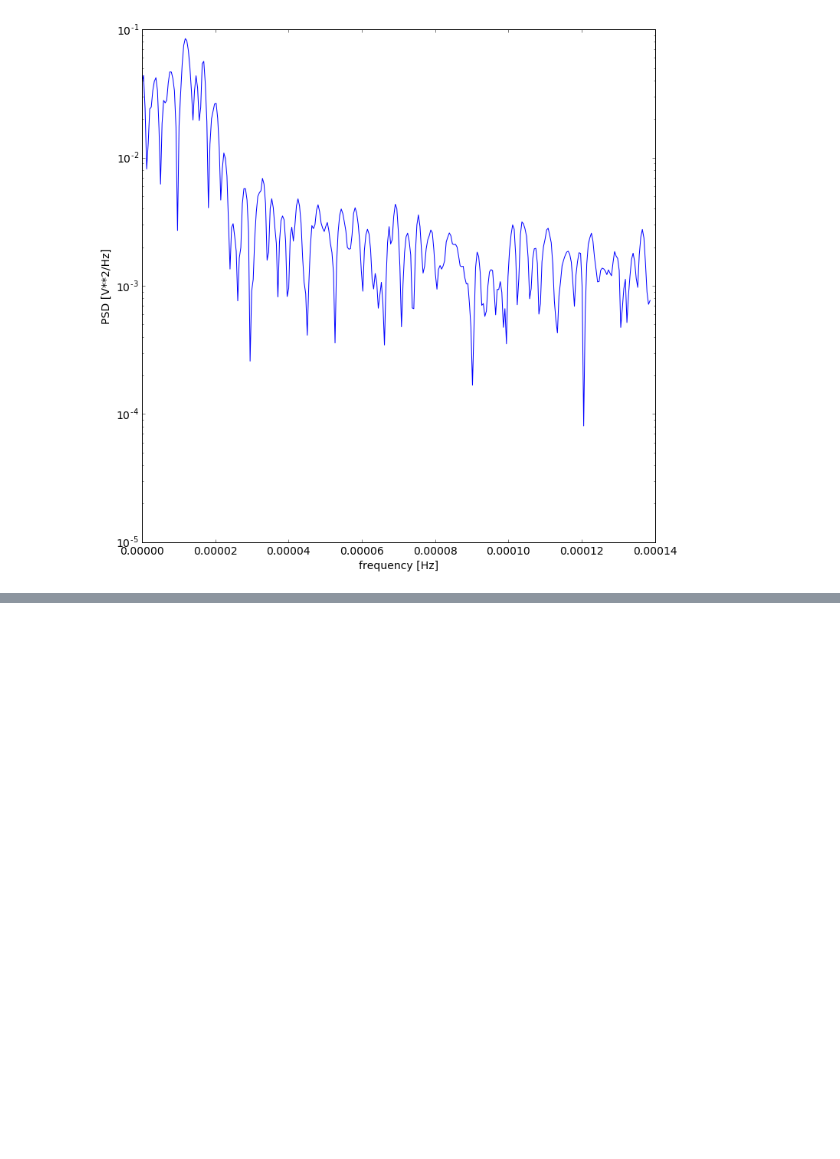
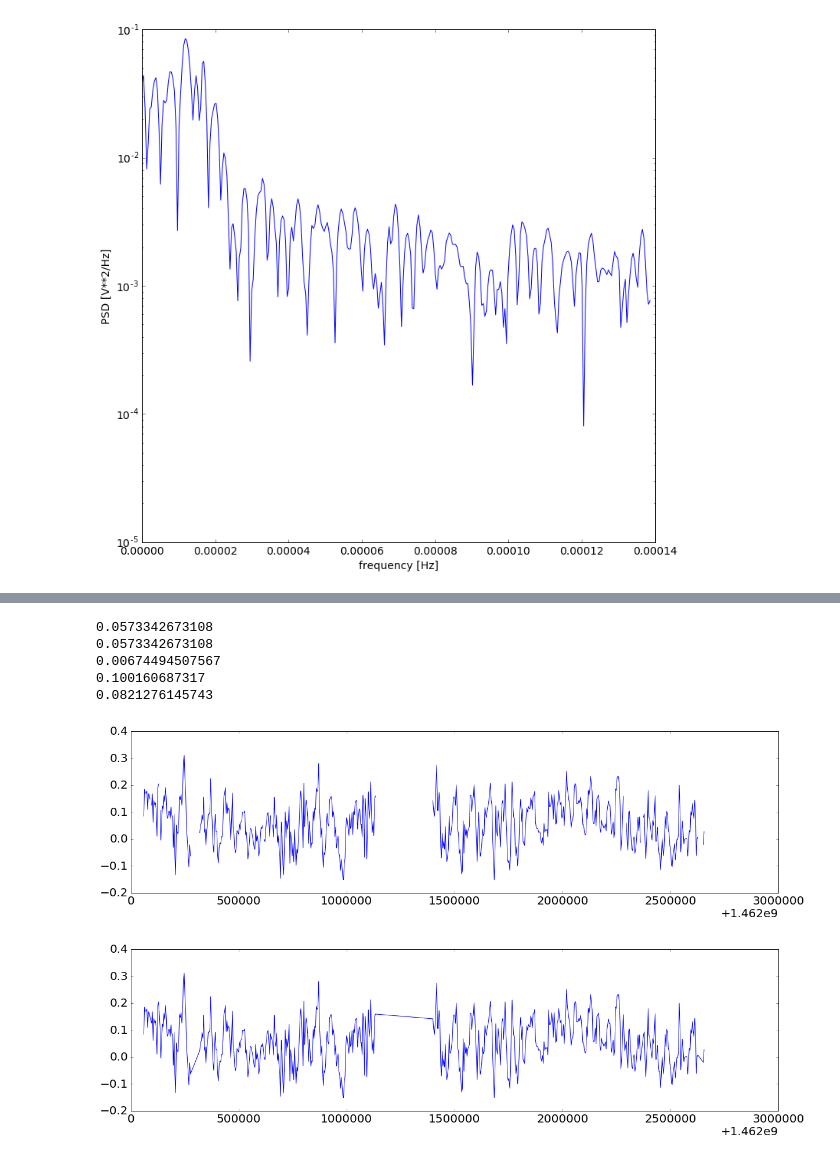
Before and after one commit to socib/HFRadarReports, a Jupyter notebook: HF_Radar_testing_environment.ipynb, the cells around one changed output, grey strips where cells are left out. Drawn from its saved outputs; the diff is of its cells as text; code cells hidden in the pictures; blank space fills up the shorter version.

```diff
--- a/HF_Radar_testing_environment.ipynb
+++ b/HF_Radar_testing_environment.ipynb
@@ -220,0 +273,35 @@ plt.show()
+# %%
+buoy_cur_spe_non_nan_idx = ~np.isnan(buoy_cur_spe)
+hf_wspe_non_nan_idx = ~np.isnan(wspe[:,closest_lat_idx, closest_lon_idx])
+
+buoy_cur_cur_dir_non_nan_idx = ~np.isnan(buoy_cur_dir)
+hf_wdir_non_nan_idx = ~np.isnan(wdir[:,closest_lat_idx, closest_lon_idx])
+
+cur_good_idx = np.logical_and(hf_wspe_non_nan_idx, buoy_cur_spe_non_nan_idx)
+cur_time = hf_raw_time[cur_good_idx]
+diff_wspe = wspe[:, closest_lat_idx, closest_lon_idx] - buoy_cur_spe[:]
+print np.nanmean(diff_wspe)
+
+plt.figure(figsize=(20,5))
+plt.plot(hf_raw_time, diff_wspe)
+
+diff_wspe = wspe[cur_good_idx, closest_lat_idx, closest_lon_idx] - buoy_cur_spe[cur_good_idx]
+print np.nanmean(diff_wspe)
+
+plt.figure(figsize=(20,5))
+plt.plot(cur_time, diff_wspe)
+
+print np.nanvar(diff_wspe)
+
+cur_squares = diff_wspe*diff_wspe
+
+print np.sqrt(np.nansum(cur_squares)/len(cur_squares))
+print np.nanstd(diff_wspe)
+# %% [output]
+0.0573342673108
+0.0573342673108
+0.00674494507567
+0.100160687317
+0.0821276145743
+[figure, added]
+[figure, added]
```
Also changed, not shown: parts of 44 cells of this notebook.
